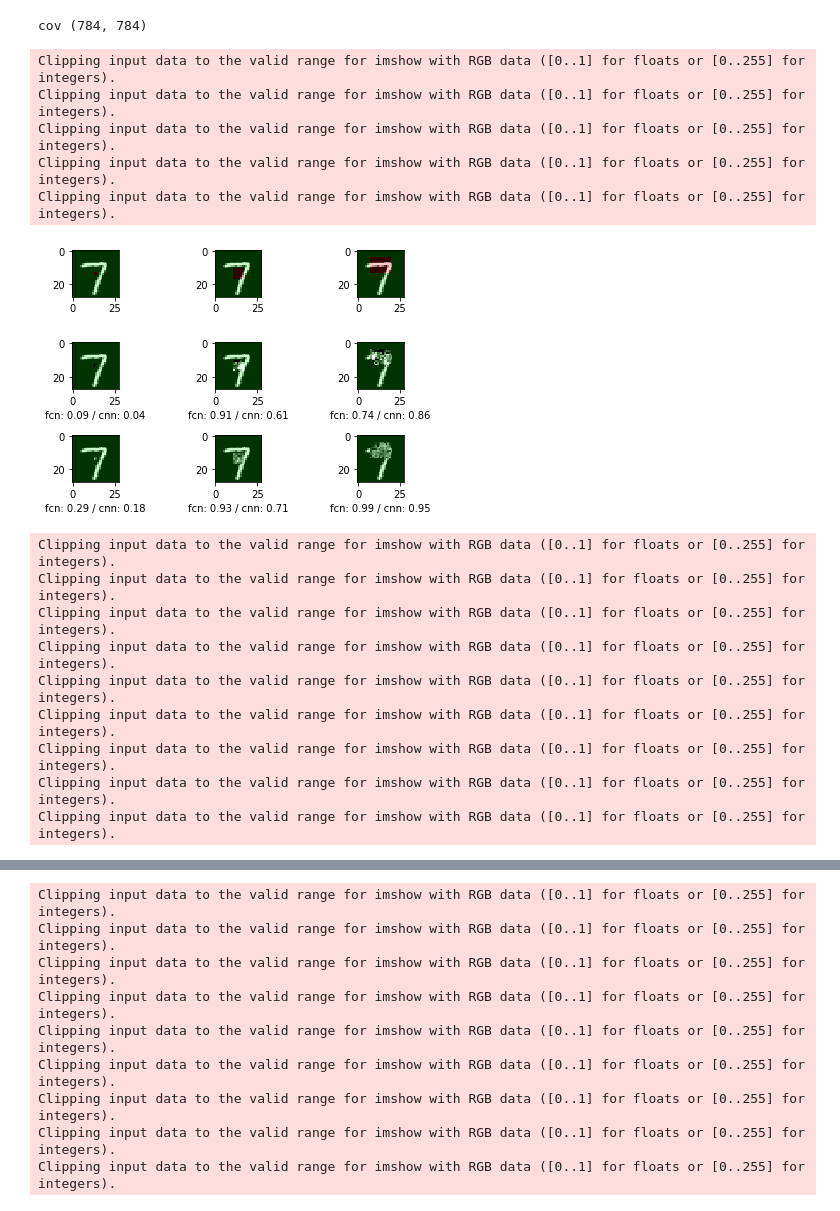
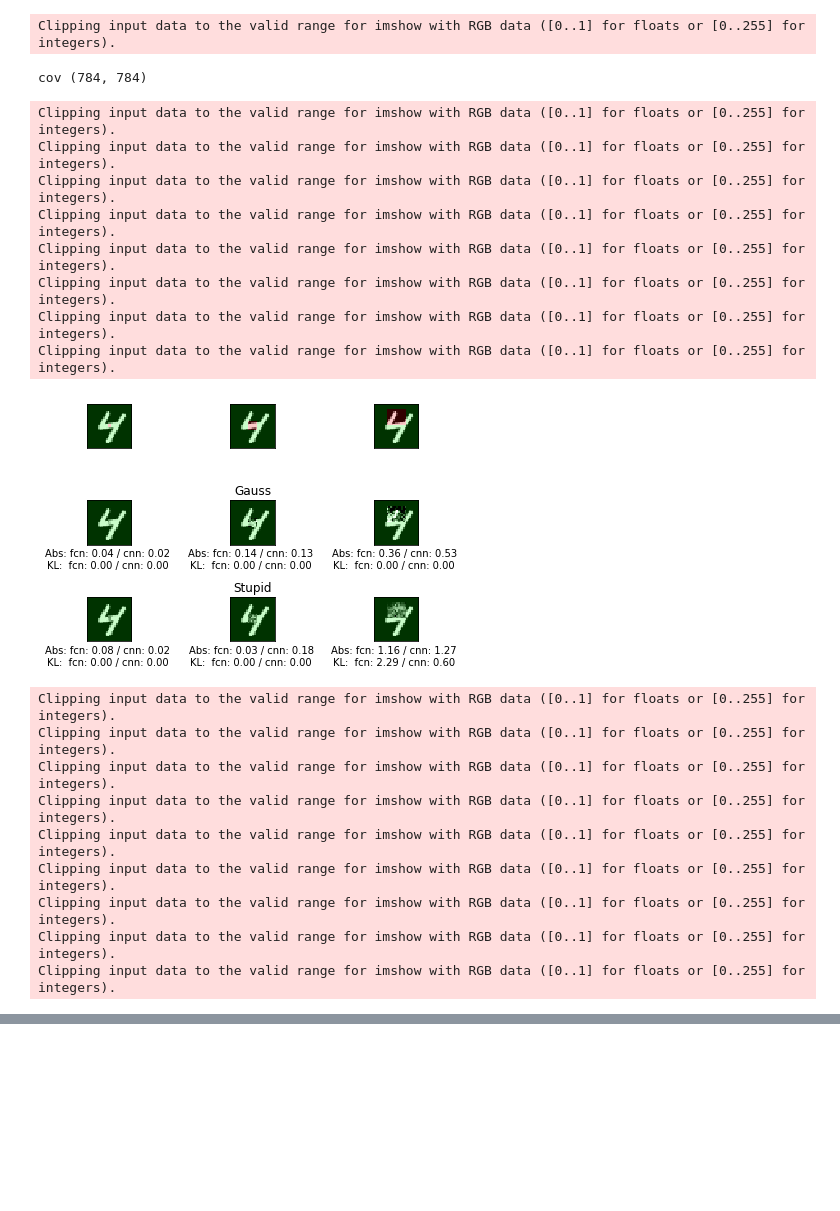
Before and after one commit to nielsrolf/tensorflow-lrp, a Jupyter notebook: examples/generator_variance.ipynb, the cells around one changed output, grey strips where cells are left out. Cells and saved outputs as stored; diff of their text form; code cells hidden in the pictures; blank space fills up the shorter version.

```diff
--- a/examples/generator_variance.ipynb
+++ b/examples/generator_variance.ipynb
@@ -107,47 +106,75 @@ def add_filter(image_, f):
     filtered_image[:,0][f==0] += 0.2
     filtered_image[:,1][f!=0] += 0.2
     filtered_image =  np.reshape(filtered_image, [28, 28, 3])
     return filtered_image
 
 def abs_loss(y, p, labels):
     return np.mean(np.absolute(y*labels - p*labels))
 
+def kl_loss(p_logits, q_logits, labels):
+    # p * log(p/q)
+    # p = exp(p_logits)/ sum(exp(p_logits), axis)
+    p = np.exp(p_logits)
+    p /= np.sum(p, axis=1)[..., None]
+    q = np.exp(q_logits)
+    q /= np.sum(q, axis=1)[..., None]
+    kl = np.mean(np.sum(p*np.log(p/q), axis=1))
+    if kl> -1e-4 and kl<=0: kl = 0
+    return kl
+
 def visualize_3_fsets(fsets):
     for image_id, (image_, label) in enumerate(zip(X_test, Y_test)):
+        if image_id not in [1, 2]: continue
         plt.clf()
         # show image with all filters + relevance
         for filter_id, f in enumerate(fsets):
             filtered_image =  add_filter(image_, f)
             plt.subplot(3, 3, filter_id+1)
             plt.imshow(filtered_image)
+            plt.xticks([])
+            plt.yticks([])
 
             for g_id, generator in enumerate([gauss_gen, stupid_gen]):
                 cnn_rel = cnn.generator_relevance(image_[None,...], f, generator, abs_loss, labels=label[None,...])
                 fcn_rel = fcn.generator_relevance(image_[None,...], f, generator, abs_loss, labels=label[None,...])
+                cnn_rel_kl = cnn.generator_relevance(image_[None,...], f, generator, kl_loss, labels=label[None,...])
+                fcn_rel_kl = fcn.generator_relevance(image_[None,...], f, generator, kl_loss, labels=label[None,...])
                 translated = add_filter(generator(image_[None,...], f), f*0+1)
                 plt.subplot(3, 3, filter_id+4+3*g_id)
                 plt.tight_layout()
                 plt.imshow(translated)
-                plt.xlabel("fcn: {:.2f} / cnn: {:.2f}".format(fcn_rel, cnn_rel))
+                if filter_id == 1:
+                    if g_id == 0:
+                        plt.title("Gauss")
+                    else:
+                        plt.title("Stupid")
+                plt.xlabel("Abs: fcn: {:.2f} / cnn: {:.2f} \nKL:  fcn: {:.2f} / cnn: {:.2f} ".format(
+                    fcn_rel, cnn_rel, fcn_rel_kl, cnn_rel_kl))
+                plt.xticks([])
+                plt.yticks([])
 
         plt.show("{}.png".format(image_id))
 
 visualize_3_fsets([s_c, m_c, m_l])
 visualize_3_fsets([grid2, grid3, grid23])
 # %% [output]
-cov (784, 784)
+Clipping input data to the valid range for imshow with RGB data ([0..1] for floats or [0..255] for integers).
-Clipping input data to the valid range for imshow with RGB data ([0..1] for floats or [0..255] for integers).
-Clipping input data to the valid range for imshow with RGB data ([0..1] for floats or [0..255] for integers).
-Clipping input data to the valid range for imshow with RGB data ([0..1] for floats or [0..255] for integers).
-Clipping input data to the valid range for imshow with RGB data ([0..1] for floats or [0..255] for integers).
-Clipping input data to the valid range for imshow with RGB data ([0..1] for floats or [0..255] for integers).
+cov (784, 784)
+Clipping input data to the valid range for imshow with RGB data ([0..1] for floats or [0..255] for integers).
+Clipping input data to the valid range for imshow with RGB data ([0..1] for floats or [0..255] for integers).
+Clipping input data to the valid range for imshow with RGB data ([0..1] for floats or [0..255] for integers).
+Clipping input data to the valid range for imshow with RGB data ([0..1] for floats or [0..255] for integers).
+Clipping input data to the valid range for imshow with RGB data ([0..1] for floats or [0..255] for integers).
+Clipping input data to the valid range for imshow with RGB data ([0..1] for floats or [0..255] for integers).
+Clipping input data to the valid range for imshow with RGB data ([0..1] for floats or [0..255] for integers).
+Clipping input data to the valid range for imshow with RGB data ([0..1] for floats or [0..255] for integers).
-[figure, old version]
+[figure, new version]
-Clipping input data to the valid range for imshow with RGB data ([0..1] for floats or [0..255] for integers).
-Clipping input data to the valid range for imshow with RGB data ([0..1] for floats or [0..255] for integers).
-Clipping input data to the valid range for imshow with RGB data ([0..1] for floats or [0..255] for integers).
-Clipping input data to the valid range for imshow with RGB data ([0..1] for floats or [0..255] for integers).
-Clipping input data to the valid range for imshow with RGB data ([0..1] for floats or [0..255] for integers).
-Clipping input data to the valid range for imshow with RGB data ([0..1] for floats or [0..255] for integers).
-Clipping input data to the valid range for imshow with RGB data ([0..1] for floats or [0..255] for integers).
-Clipping input data to the valid range for imshow with RGB data ([0..1] for floats or [0..255] for integers).
-Clipping input data to the valid range for imshow with RGB data ([0..1] for floats or [0..255] for integers).
+Clipping input data to the valid range for imshow with RGB data ([0..1] for floats or [0..255] for integers).
+Clipping input data to the valid range for imshow with RGB data ([0..1] for floats or [0..255] for integers).
+Clipping input data to the valid range for imshow with RGB data ([0..1] for floats or [0..255] for integers).
+Clipping input data to the valid range for imshow with RGB data ([0..1] for floats or [0..255] for integers).
+Clipping input data to the valid range for imshow with RGB data ([0..1] for floats or [0..255] for integers).
+Clipping input data to the valid range for imshow with RGB data ([0..1] for floats or [0..255] for integers).
+Clipping input data to the valid range for imshow with RGB data ([0..1] for floats or [0..255] for integers).
+Clipping input data to the valid range for imshow with RGB data ([0..1] for floats or [0..255] for integers).
+Clipping input data to the valid range for imshow with RGB data ([0..1] for floats or [0..255] for integers).
@@ -155,9 +181,0 @@ Clipping input data to the valid range for imshow with RGB data ([0..1] for floa
-Clipping input data to the valid range for imshow with RGB data ([0..1] for floats or [0..255] for integers).
-Clipping input data to the valid range for imshow with RGB data ([0..1] for floats or [0..255] for integers).
-Clipping input data to the valid range for imshow with RGB data ([0..1] for floats or [0..255] for integers).
-Clipping input data to the valid range for imshow with RGB data ([0..1] for floats or [0..255] for integers).
-Clipping input data to the valid range for imshow with RGB data ([0..1] for floats or [0..255] for integers).
-Clipping input data to the valid range for imshow with RGB data ([0..1] for floats or [0..255] for integers).
-Clipping input data to the valid range for imshow with RGB data ([0..1] for floats or [0..255] for integers).
-Clipping input data to the valid range for imshow with RGB data ([0..1] for floats or [0..255] for integers).
-Clipping input data to the valid range for imshow with RGB data ([0..1] for floats or [0..255] for integers).
```
Also changed, not shown: parts of 4 cells of this notebook, 4 other files.
